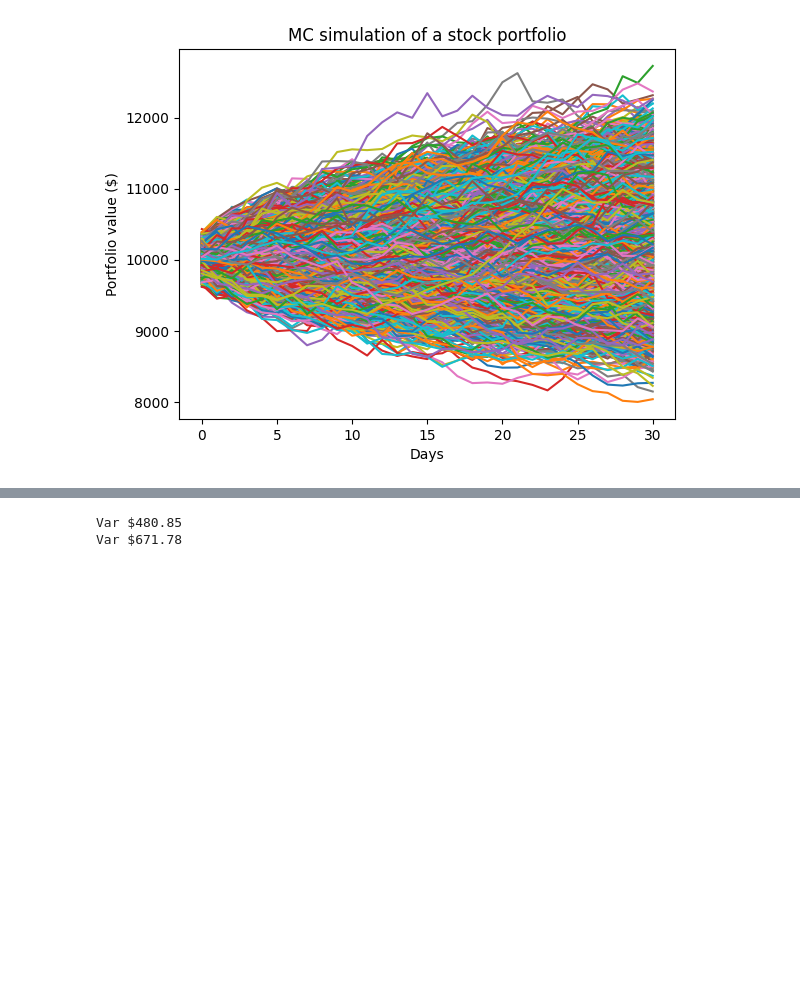
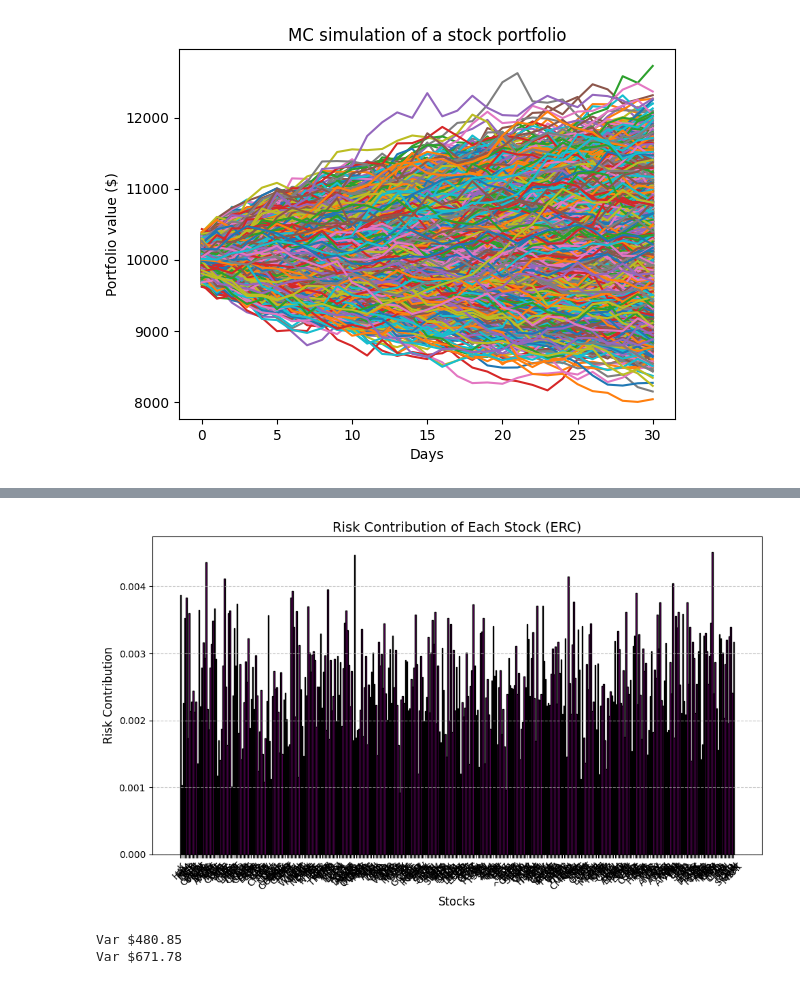
Before and after one commit to PsuperX/stocks-prediction-labia, a Jupyter notebook: notebooks/MC.ipynb, the cells around one changed output, grey strips where cells are left out. Cells and saved outputs as stored; diff of their text form; code cells hidden in the pictures; blank space fills up the shorter version.

```diff
--- a/notebooks/MC.ipynb
+++ b/notebooks/MC.ipynb
@@ -556,3 +779,38 @@ print(f"Expected Return: {optimal_return*100:.2f}%, Volatility: {optimal_volatil
+# %%
+def plot_simulated_prices(simulated_prices, stock_names):
+    plt.figure(figsize=(12, 7))
+    for stock, prices in simulated_prices.items():
+        plt.plot(prices, label=stock)
+    plt.title("Simulated Stock Prices", fontsize=14)
+    plt.xlabel("Time", fontsize=12)
+    plt.ylabel("Price", fontsize=12)
+    plt.legend(stock_names, fontsize=10)
+    plt.grid(alpha=0.5)
+    plt.tight_layout()
+    plt.show()
+
+# Example usage:
+plot_simulated_prices(simulated_prices, stocks)
+# %%
+def plot_risk_contribution(weights, cov_matrix, stock_names):
+    total_portfolio_variance = np.dot(weights.T, np.dot(cov_matrix, weights))
+    marginal_risk_contribution = np.dot(cov_matrix, weights) / total_portfolio_variance
+    risk_contribution = weights * marginal_risk_contribution  # Component-wise
+
+    plt.figure(figsize=(10, 6))
+    plt.bar(stock_names, risk_contribution, color='purple', edgecolor='black')
+    plt.title("Risk Contribution of Each Stock (ERC)", fontsize=14)
+    plt.xlabel("Stocks", fontsize=12)
+    plt.ylabel("Risk Contribution", fontsize=12)
+    plt.xticks(rotation=45)
+    plt.grid(axis='y', linestyle='--', alpha=0.7)
+    plt.tight_layout()
+    plt.show()
+
+# Example usage:
+plot_risk_contribution(erc_portfolio["weights"], covMatrix, stocks)
+# %% [output]
+[figure, added]
 # %%
 #value of risk and conditional value of risk
 
```
Also changed, not shown: parts of 33 cells of this notebook.
